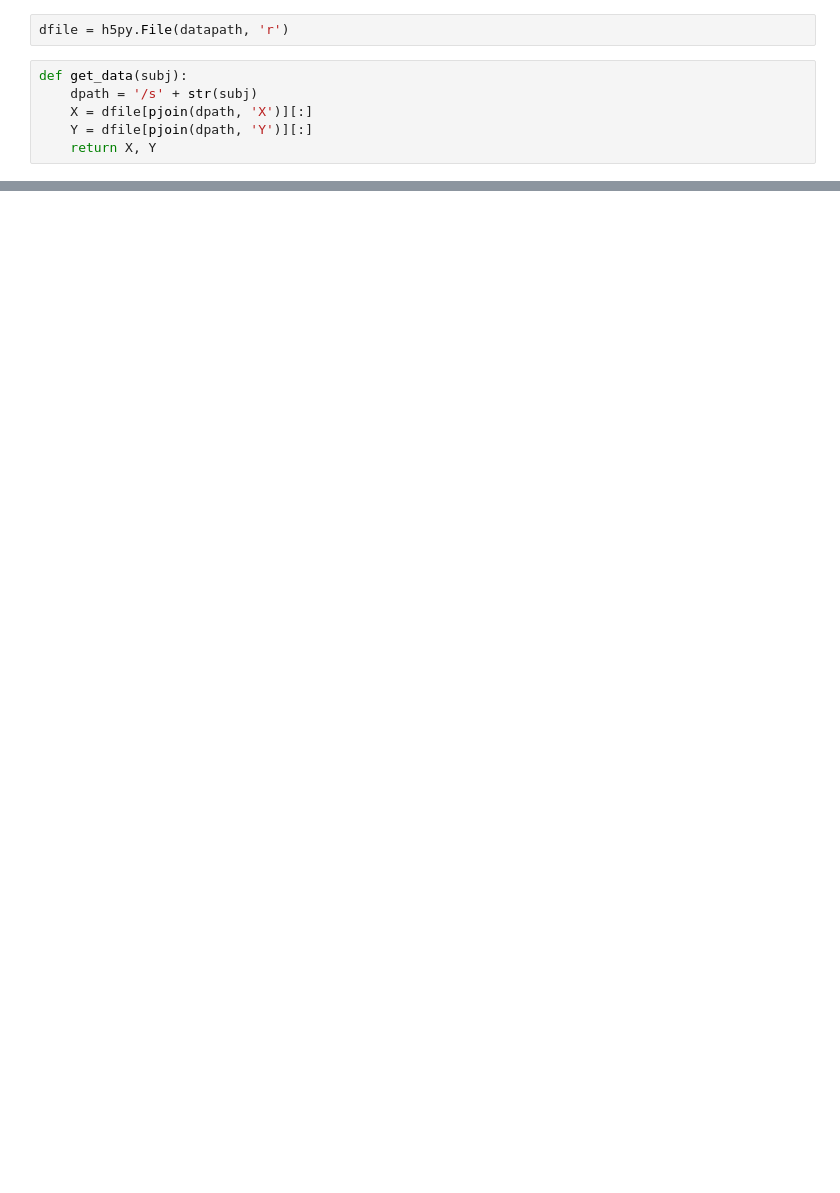
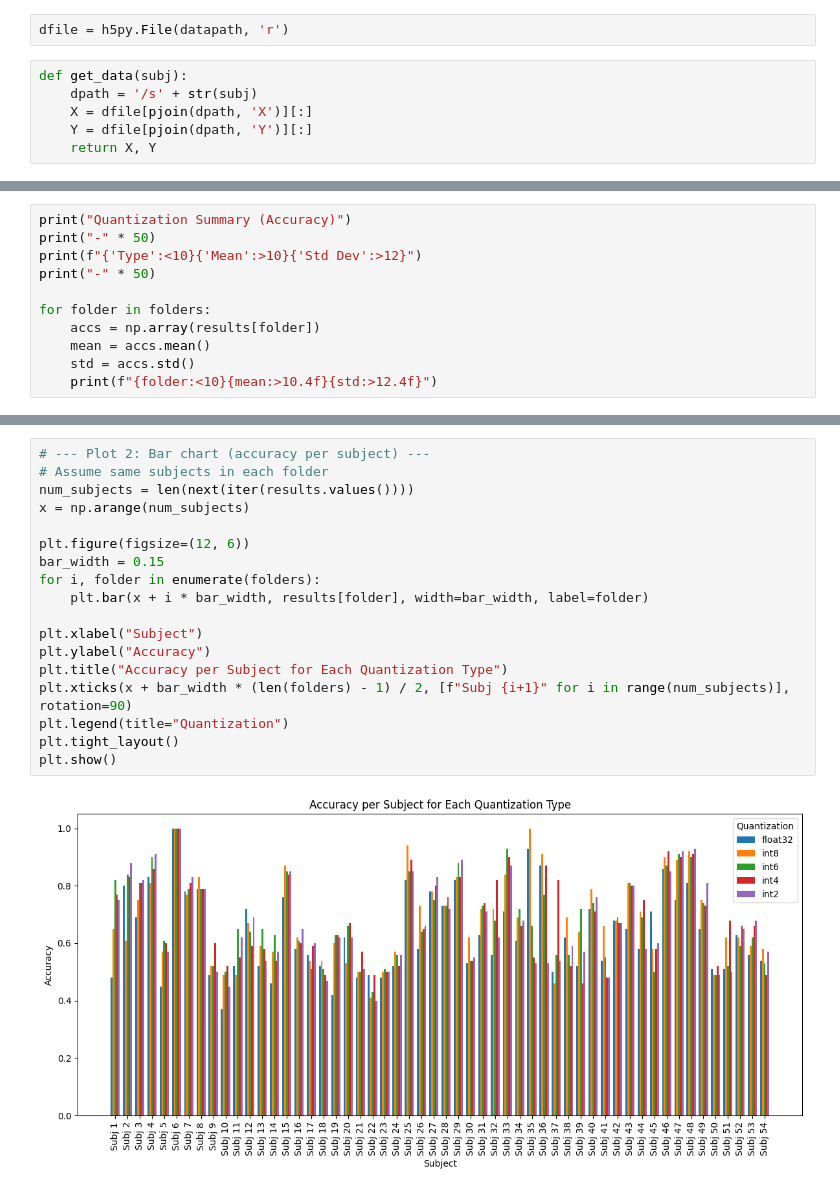
Before and after one commit to danielflood/fpga-eeg, a Jupyter notebook: notebooks/0-compare-accuracies.ipynb, the cells around one changed output, grey strips where cells are left out. Cells and saved outputs as stored; diff of their text form; blank space fills up the shorter version.

```diff
--- a/notebooks/0-compare-accuracies.ipynb
+++ b/notebooks/0-compare-accuracies.ipynb
@@ -86,0 +312,11 @@ for subj in subjs:
+# %%
+print("Quantization Summary (Accuracy)")
+print("-" * 50)
+print(f"{'Type':<10}{'Mean':>10}{'Std Dev':>12}")
+print("-" * 50)
+
+for folder in folders:
+    accs = np.array(results[folder])
+    mean = accs.mean()
+    std = accs.std()
+    print(f"{folder:<10}{mean:>10.4f}{std:>12.4f}")
@@ -86,0 +373,20 @@ for subj in subjs:
+# %%
+# --- Plot 2: Bar chart (accuracy per subject) ---
+# Assume same subjects in each folder
+num_subjects = len(next(iter(results.values())))
+x = np.arange(num_subjects)
+
+plt.figure(figsize=(12, 6))
+bar_width = 0.15
+for i, folder in enumerate(folders):
+    plt.bar(x + i * bar_width, results[folder], width=bar_width, label=folder)
+
+plt.xlabel("Subject")
+plt.ylabel("Accuracy")
+plt.title("Accuracy per Subject for Each Quantization Type")
+plt.xticks(x + bar_width * (len(folders) - 1) / 2, [f"Subj {i+1}" for i in range(num_subjects)], rotation=90)
+plt.legend(title="Quantization")
+plt.tight_layout()
+plt.show()
+# %% [output]
+[figure, added]
```
Also changed, not shown: parts of 17 cells of this notebook, 2 other files.
